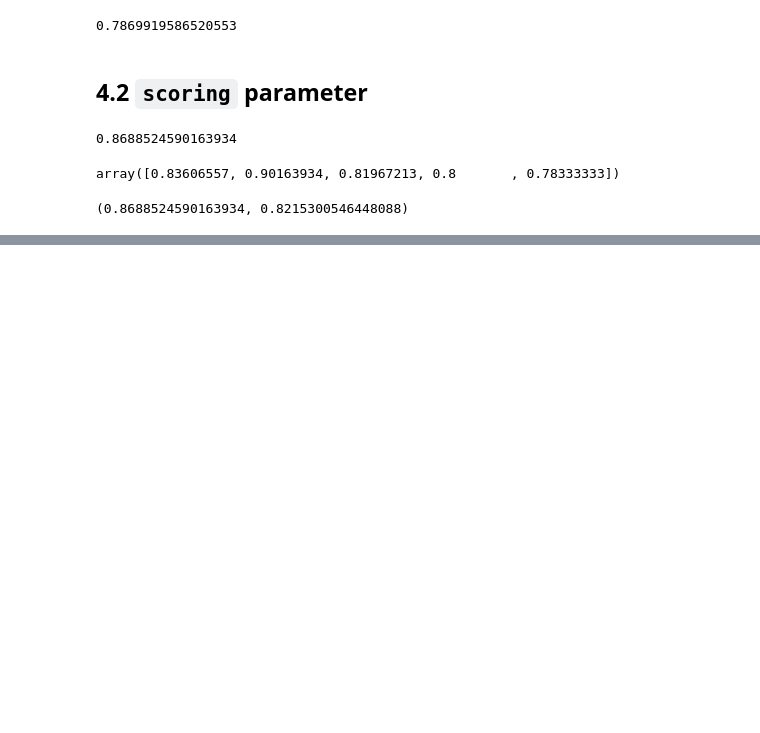
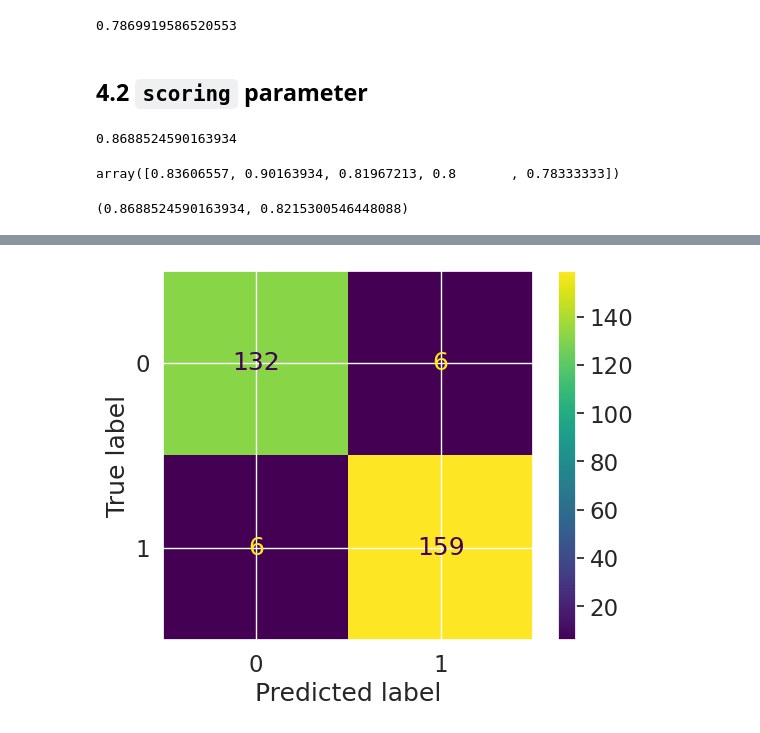
Before and after one commit to AliNisarAhmed/ml-ds-course, a Jupyter notebook: sample-project/Intro-to-Scikit-learn-2.ipynb, the cells around one changed output, grey strips where cells are left out. Cells and saved outputs as stored; diff of their text form; code cells hidden in the pictures; blank space fills up the shorter version.

```diff
--- a/sample-project/Intro-to-Scikit-learn-2.ipynb
+++ b/sample-project/Intro-to-Scikit-learn-2.ipynb
@@ -846,0 +932,6 @@ clf_single_score, clf_cross_val_score
+# %%
+from sklearn.metrics import ConfusionMatrixDisplay
+
+ConfusionMatrixDisplay.from_estimator(estimator=clf, X=X, y=y);
+# %% [output]
+[figure, added]
```
Also changed, not shown: parts of 68 cells of this notebook, 1 other file.
